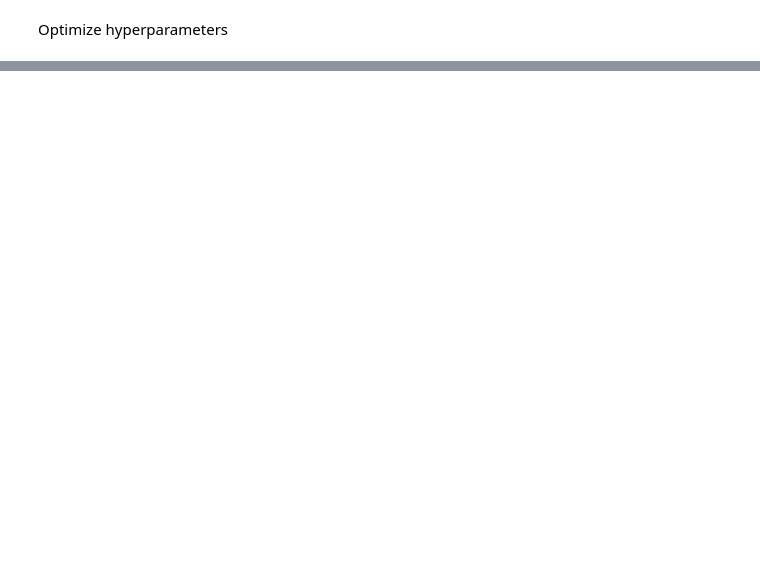
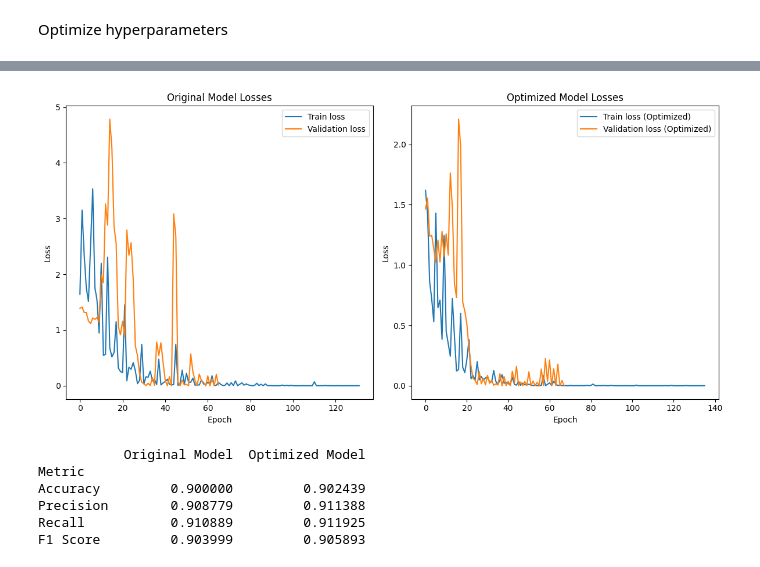
Before and after one commit to mr-kelsey/su25-aai511-group6, a Jupyter notebook: Notebooks/CNN.ipynb, the cells around one changed output, grey strips where cells are left out. Cells and saved outputs as stored; diff of their text form; code cells hidden in the pictures; blank space fills up the shorter version.

```diff
--- a/Notebooks/CNN.ipynb
+++ b/Notebooks/CNN.ipynb
@@ -100,34 +131,39 @@ class ComposerCNN(nn.Module):
 Train Model
 # %%
 """Define training loop for CNN-LSTM model"""
+
 def train(model, training, validation, lr=0.001):
+
 	criterion = nn.CrossEntropyLoss()
 	optimizer = torch.optim.Adam(model.parameters(), lr=lr)
 
 	train_losses = []
+	model.train()
 	for inputs, labels in training:
-		model.train()
+		inputs, labels = inputs.to(device), labels.to(device)
 		optimizer.zero_grad()
 		output = model(inputs)
 		loss = criterion(output, labels)
 		loss.backward()
 		optimizer.step()
 		train_losses.append(loss.item())
-		break
 
 	validation_losses = []
+	model.eval()
 	with torch.no_grad():
 		for v_inputs, v_labels in validation:
-			model.eval()
+			v_inputs, v_labels = v_inputs.to(device), v_labels.to(device)
 			v_output = model(v_inputs)
 			validation_loss = criterion(v_output, v_labels)
 			validation_losses.append(validation_loss.item())
-			break
 	return train_losses, validation_losses
 
 # Train CNN model
+
+EarlyStopper = EarlyStopper(patience=25, delta=1e-4)
+
 epochs = 300
-model = ComposerCNN(input_size=1, filter_size=3, num_filters=64, num_hidden_units=256, num_classes=4)
+model = ComposerCNN(input_size=1, filter_size=3, num_filters=64, num_hidden_units=256, num_classes=4).to(device)
 
 total_train_losses = []
 total_validation_losses = []
@@ -138,3 +174,8 @@ for epoch in range(epochs):
 	total_validation_losses.extend(epoch_validation_loss)
 	if (epoch + 1) % 10 == 0:
 		print(f"Epoch {epoch + 1}, train loss: {epoch_train_loss[-1]:.4f}, validation loss: {epoch_validation_loss[-1]:.4f}")
+
+	EarlyStopper(epoch_validation_loss[-1])
+	if EarlyStopper.early_stop:
+		print("Early stopping triggered")
+		break
@@ -193,0 +452,37 @@ Optimize hyperparameters
+# %%
+"""Side by side comparison of losses"""
+
+fig, axs = plt.subplots(1, 2, figsize=(12, 6))
+axs[0].plot(total_train_losses, label="Train loss")
+axs[0].plot(total_validation_losses, label="Validation loss")
+axs[0].set_title("Original Model Losses")
+axs[0].set_xlabel("Epoch")
+axs[0].set_ylabel("Loss")
+axs[0].legend()
+axs[1].plot(total_train_losses_opt, label="Train loss (Optimized)")
+axs[1].plot(total_validation_losses_opt, label="Validation loss (Optimized)")
+axs[1].set_title("Optimized Model Losses")
+axs[1].set_xlabel("Epoch")
+axs[1].set_ylabel("Loss")
+axs[1].legend()
+plt.tight_layout()
+plt.show()
+# %% [output]
+[figure, added]
+# %%
+"""Table of performance metrics for both models"""
+
+performance_metrics = pd.DataFrame({
+    "Metric": ["Accuracy", "Precision", "Recall", "F1 Score"],
+    "Original Model": [calculated_accuracy.item(), calculated_precision.item(), calculated_recall.item(), calculated_f1_score.item()],
+    "Optimized Model": [calculated_accuracy_opt.item(), calculated_precision_opt.item(), calculated_recall_opt.item(), calculated_f1_score_opt.item()]
+})
+performance_metrics.set_index("Metric", inplace=True)
+print(performance_metrics)
+# %% [output]
+           Original Model  Optimized Model
+Metric
+Accuracy         0.900000         0.902439
+Precision        0.908779         0.911388
+Recall           0.910889         0.911925
+F1 Score         0.903999         0.905893
```
Also changed, not shown: parts of 19 cells of this notebook, 1 other file.
